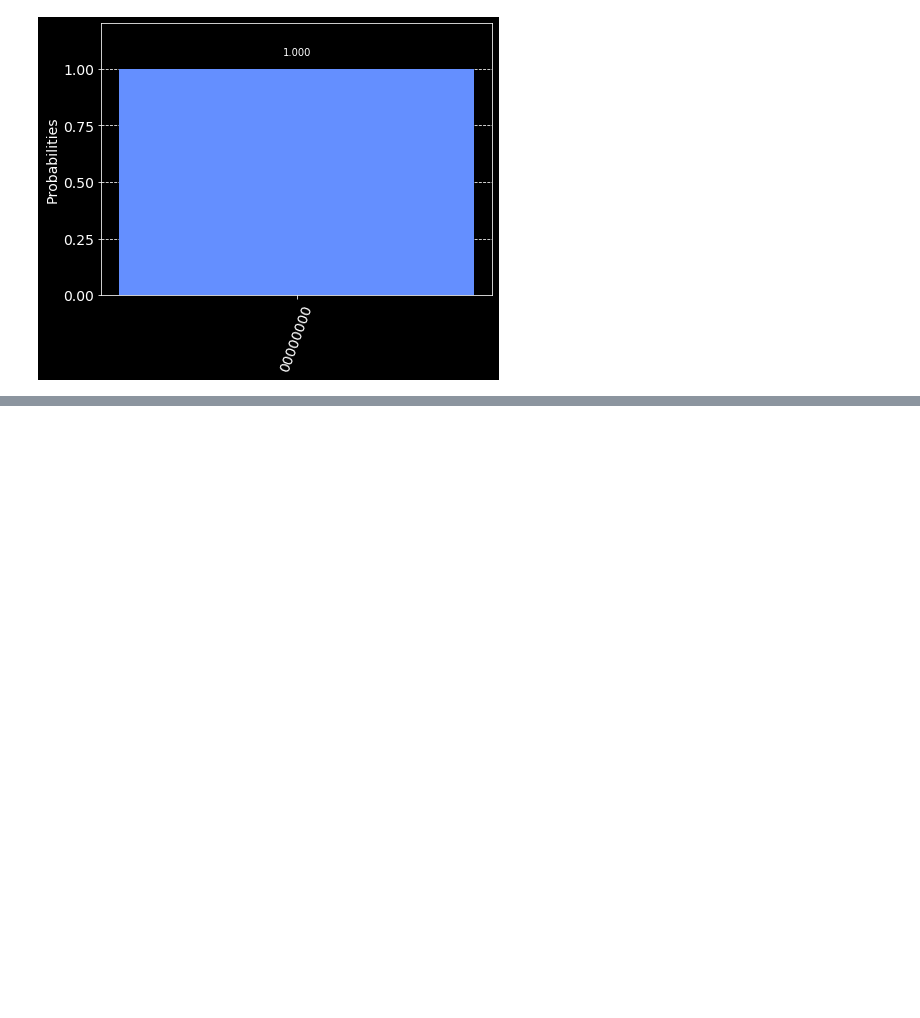
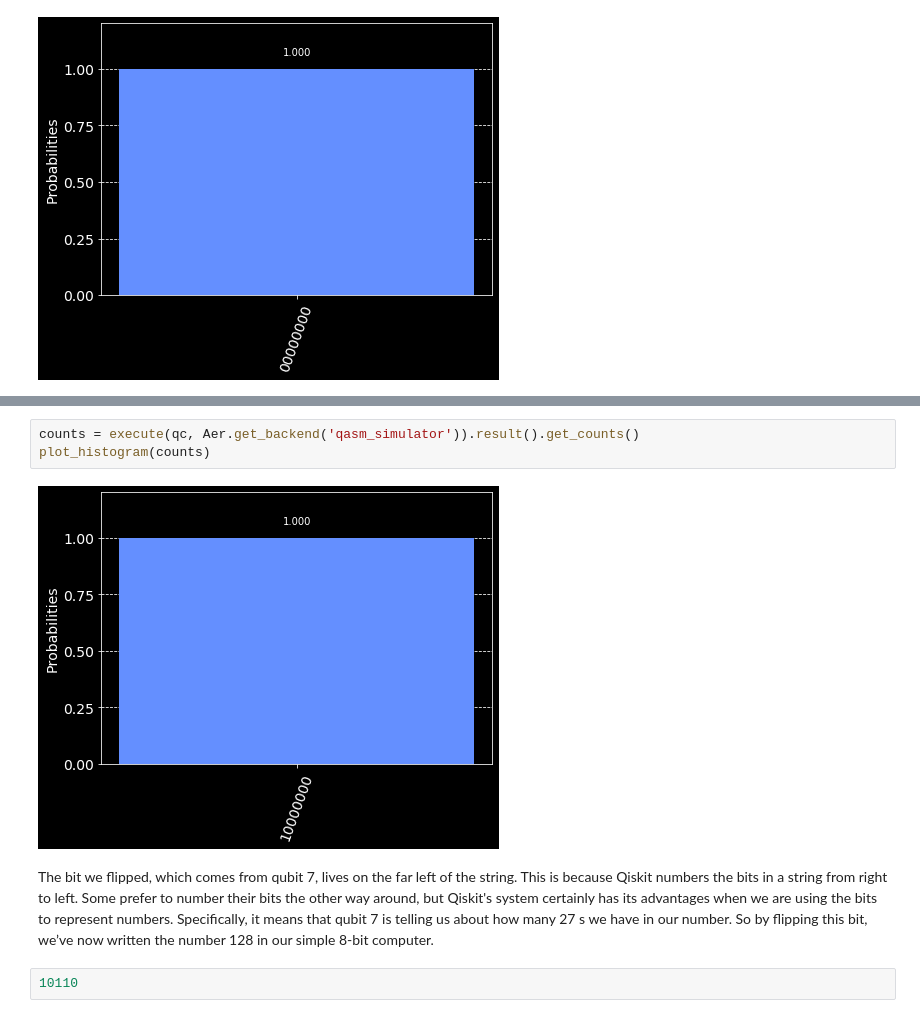
Before and after one commit to konkalaitzidis/Quantum-Computing-Programming, a Jupyter notebook: Qiskit/The-Atoms-of-Computation.ipynb, the cells around one changed output, grey strips where cells are left out. Drawn from its saved outputs; the diff is of its cells as text; blank space fills up the shorter version.

```diff
--- a/Qiskit/The-Atoms-of-Computation.ipynb
+++ b/Qiskit/The-Atoms-of-Computation.ipynb
@@ -45,0 +75,9 @@ plot_histogram(counts)
+# %%
+counts = execute(qc, Aer.get_backend('qasm_simulator')).result().get_counts()
+plot_histogram(counts)
+# %% [output]
+[figure, added]
+# %% [markdown]
+The bit we flipped, which comes from qubit 7, lives on the far left of the string. This is because Qiskit numbers the bits in a string from right to left. Some prefer to number their bits the other way around, but Qiskit's system certainly has its advantages when we are using the bits to represent numbers. Specifically, it means that qubit 7 is telling us about how many  27 s we have in our number. So by flipping this bit, we’ve now written the number 128 in our simple 8-bit computer.
+# %%
+10110
```
Also changed, not shown: parts of 7 cells of this notebook.
